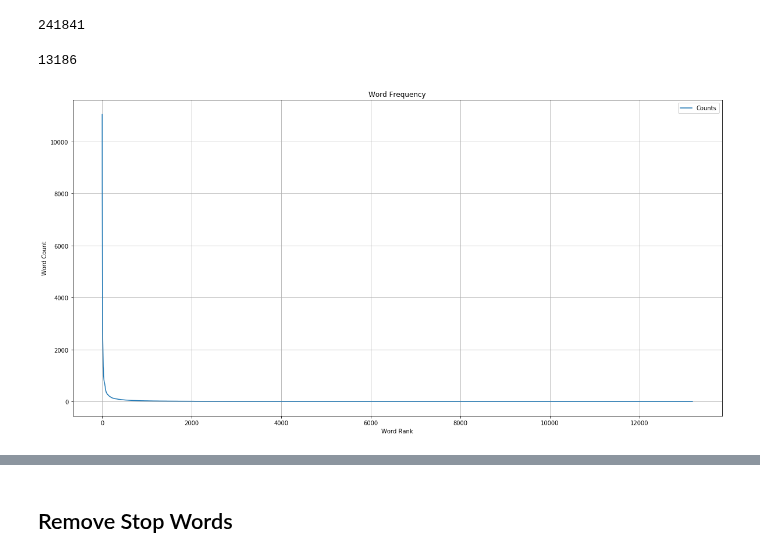
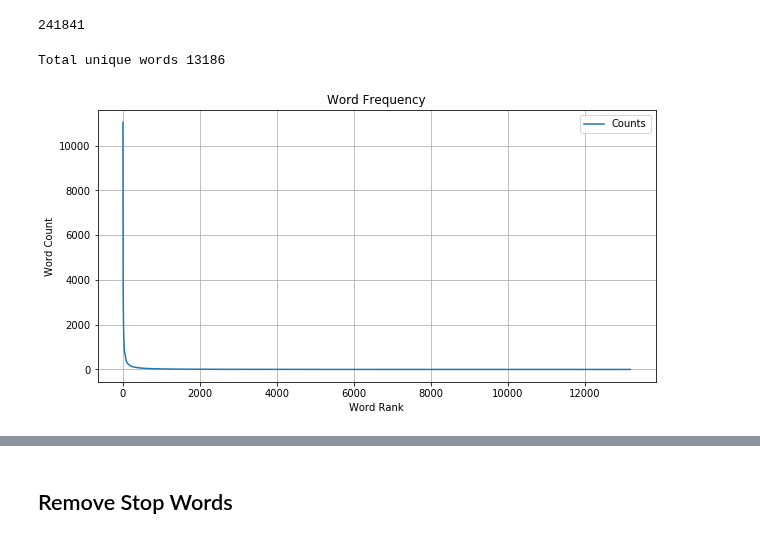
Before and after one commit to edgar971/cs-498-advanced-machine-learning, a Jupyter notebook: assignments/7-Text Bag-of-Words Search and Classification/assignment7.ipynb, the cells around one changed output, grey strips where cells are left out. Cells and saved outputs as stored; diff of their text form; code cells hidden in the pictures.

```diff
--- a/assignments/7-Text Bag-of-Words Search and Classification/assignment7.ipynb
+++ b/assignments/7-Text Bag-of-Words Search and Classification/assignment7.ipynb
@@ -47,24 +46,24 @@ len(all_words) # Total words
 241841
 # %%
 all_words = FreqDist(all_words)
-len(all_words) # Total unique words
+print(f"Total unique words: {len(all_words)}")
 # %% [output]
-13186
+Total unique words 13186
 # %%
 # Graph the whole dataset
 y_val = [x[1] for x in all_words.most_common()]
-fig = plt.figure(figsize=(20, 10))
+fig = plt.figure(figsize=(10, 5))
 ax = fig.gca()
 plt.grid()
 
 plt.plot(y_val, label = 'Counts')
 plt.legend(loc='upper right')
 plt.xlabel("Word Rank")
 plt.ylabel("Word Count")
 plt.title("Word Frequency")
 plt.show()
 # %% [output]
-[figure, old version]
+[figure, new version]
 # %%
 # Graph ranks of only the top 50 most frequently used words
 
```
Also changed, not shown: parts of 6 cells of this notebook.
